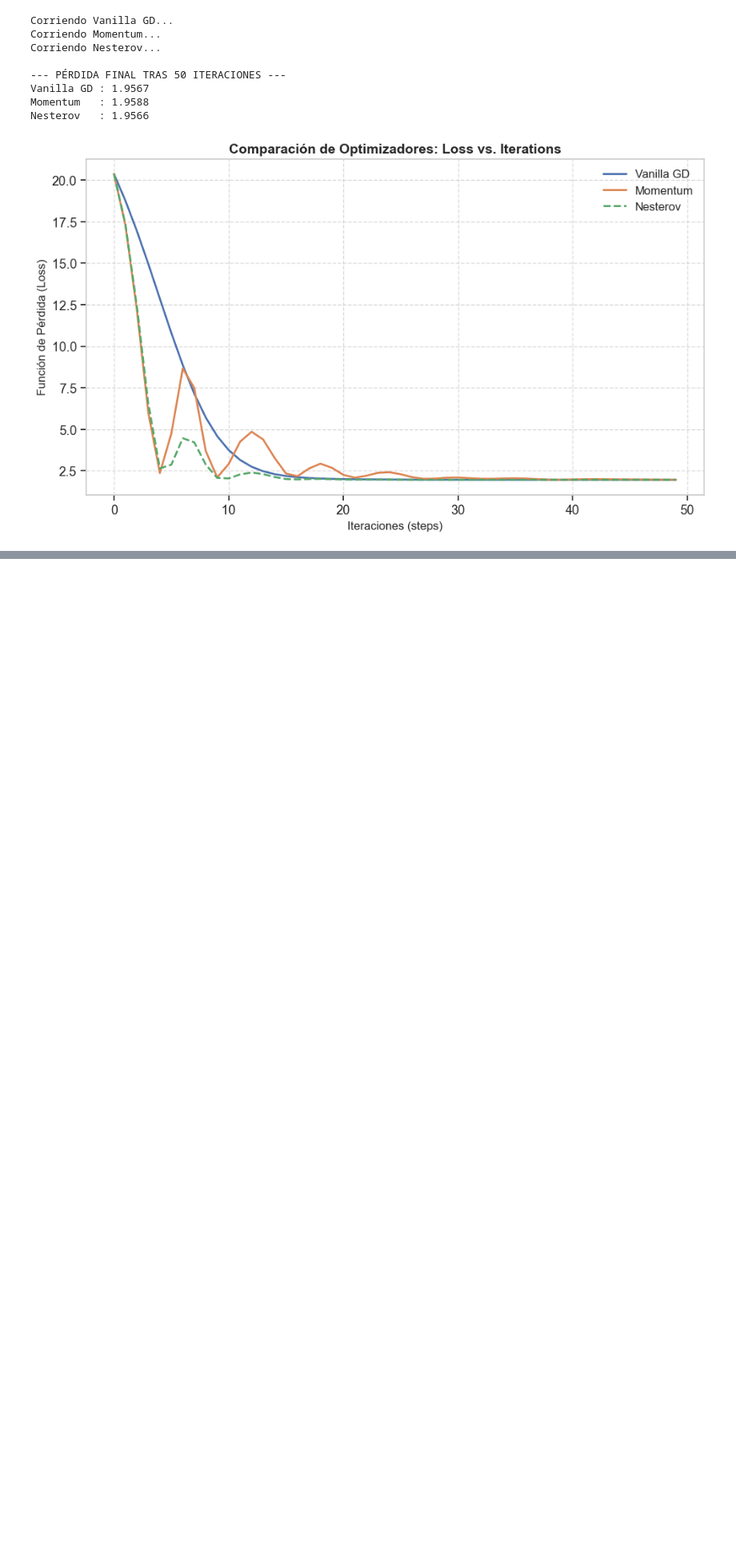
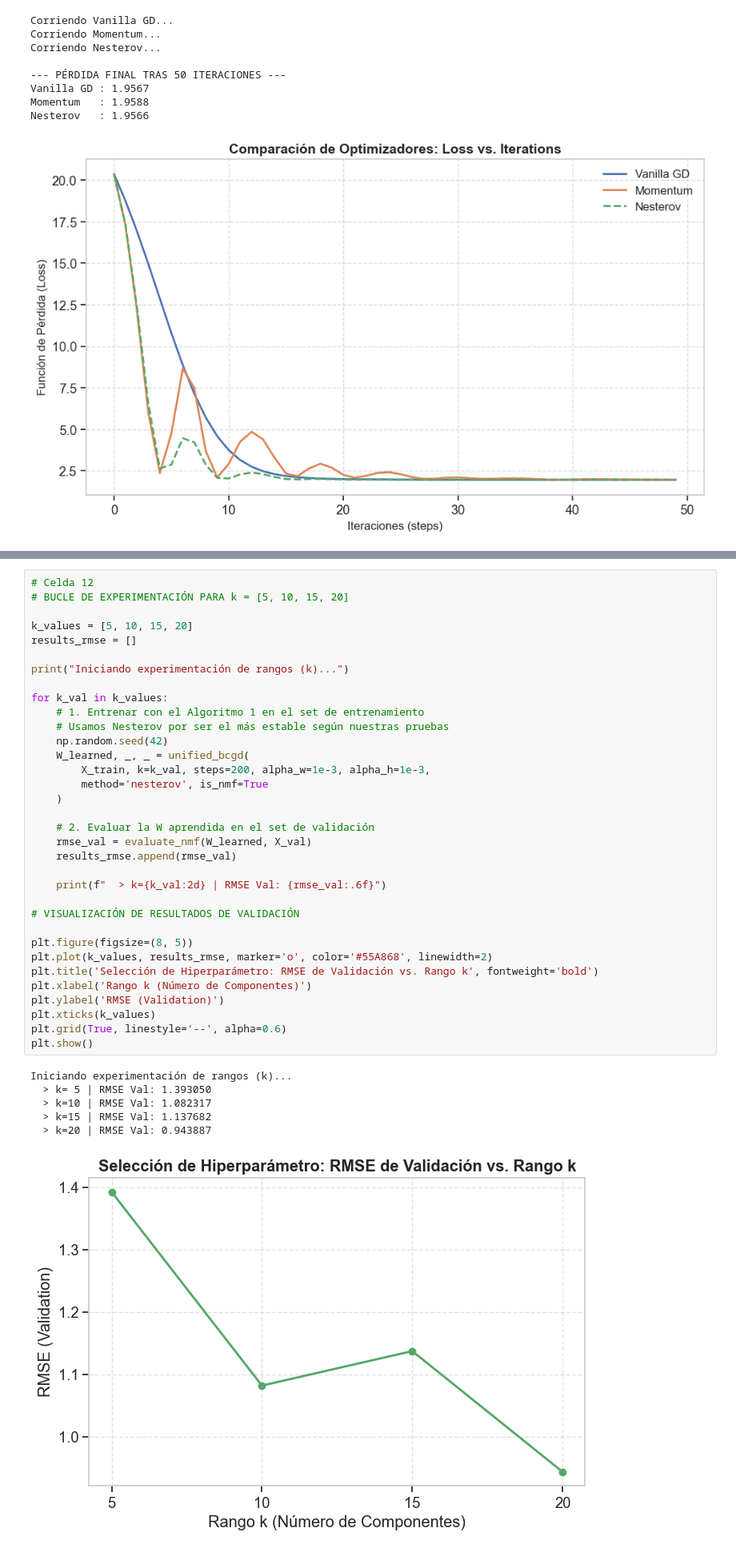
Before and after one commit to LuisPablo54/nmf-audio-separation, a Jupyter notebook: notebooks/Final.ipynb, the cells around one changed output, grey strips where cells are left out. Shown at 80% size. Saved outputs shown, nothing was run; the diff lists cells and outputs as text; blank space fills up the shorter version.

```diff
--- a/notebooks/Final.ipynb
+++ b/notebooks/Final.ipynb
@@ -803,0 +927,41 @@ Nesterov   : 1.9566
+# %%
+# Celda 12
+# BUCLE DE EXPERIMENTACIÓN PARA k = [5, 10, 15, 20]
+
+k_values = [5, 10, 15, 20]
+results_rmse = []
+
+print("Iniciando experimentación de rangos (k)...")
+
+for k_val in k_values:
+    # 1. Entrenar con el Algoritmo 1 en el set de entrenamiento
+    # Usamos Nesterov por ser el más estable según nuestras pruebas
+    np.random.seed(42)
+    W_learned, _, _ = unified_bcgd(
+        X_train, k=k_val, steps=200, alpha_w=1e-3, alpha_h=1e-3,
+        method='nesterov', is_nmf=True
+    )
+
+    # 2. Evaluar la W aprendida en el set de validación
+    rmse_val = evaluate_nmf(W_learned, X_val)
+    results_rmse.append(rmse_val)
+
+    print(f"  > k={k_val:2d} | RMSE Val: {rmse_val:.6f}")
+
+# VISUALIZACIÓN DE RESULTADOS DE VALIDACIÓN
+
+plt.figure(figsize=(8, 5))
+plt.plot(k_values, results_rmse, marker='o', color='#55A868', linewidth=2)
+plt.title('Selección de Hiperparámetro: RMSE de Validación vs. Rango k', fontweight='bold')
+plt.xlabel('Rango k (Número de Componentes)')
+plt.ylabel('RMSE (Validation)')
+plt.xticks(k_values)
+plt.grid(True, linestyle='--', alpha=0.6)
+plt.show()
+# %% [output]
+Iniciando experimentación de rangos (k)...
+  > k= 5 | RMSE Val: 1.393050
+  > k=10 | RMSE Val: 1.082317
+  > k=15 | RMSE Val: 1.137682
+  > k=20 | RMSE Val: 0.943887
+[figure, added]
```
Also changed, not shown: parts of 15 cells of this notebook, 3 other files.
